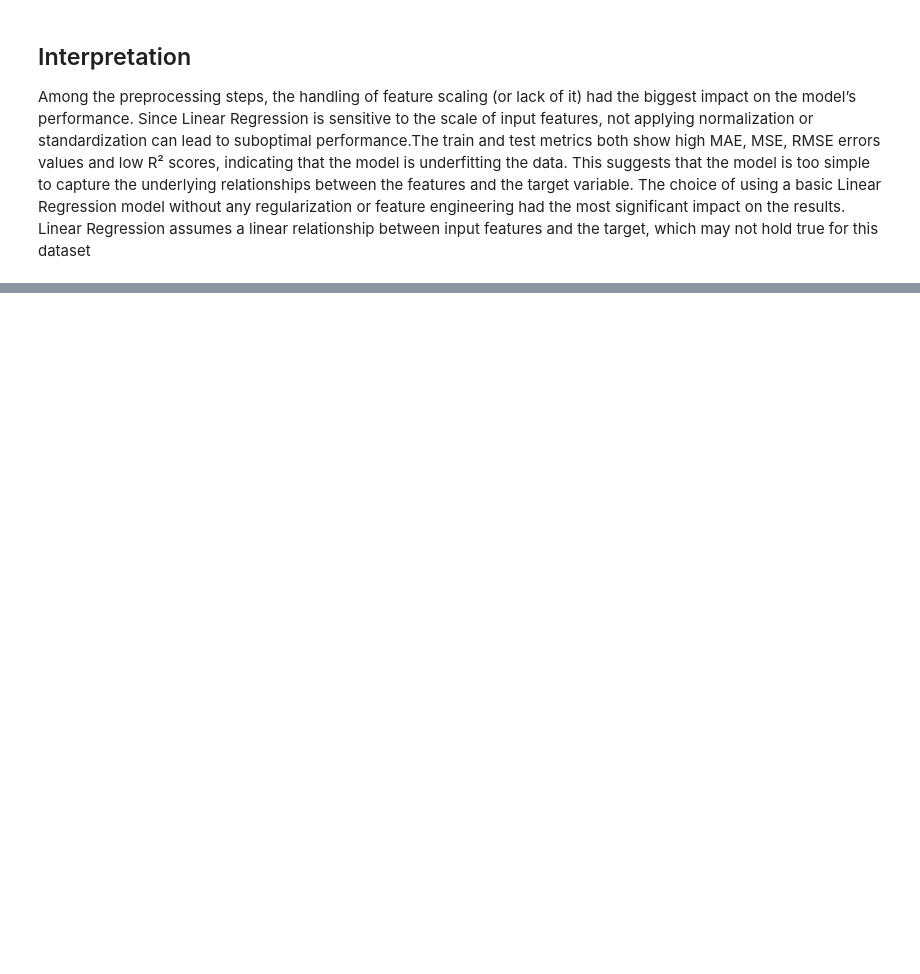
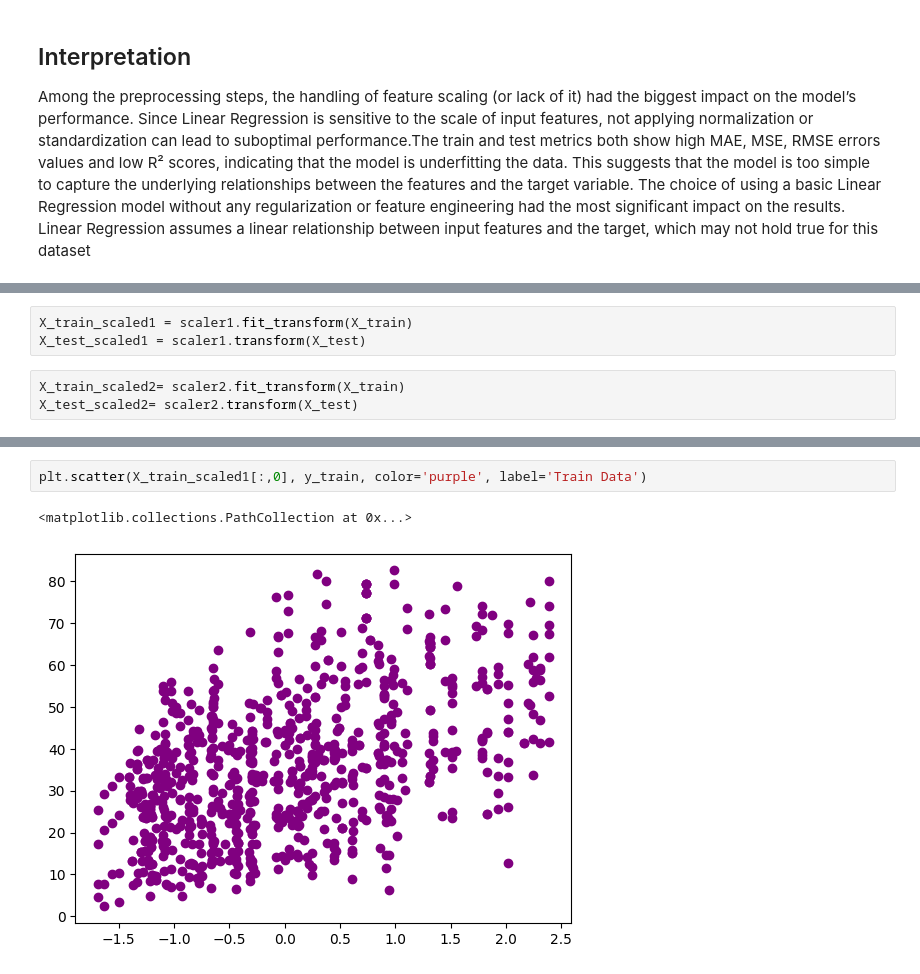
Before and after one commit to ompatil1947/Linear-Regression, a Jupyter notebook: library/training.ipynb, the cells around one changed output, grey strips where cells are left out. Drawn from its saved outputs; the diff is of its cells as text; blank space fills up the shorter version.

```diff
--- a/library/training.ipynb
+++ b/library/training.ipynb
@@ -88,0 +96,6 @@ The choice of using a basic Linear Regression model without any regularization o
+# %%
+X_train_scaled1 = scaler1.fit_transform(X_train)
+X_test_scaled1 = scaler1.transform(X_test)
+# %%
+X_train_scaled2= scaler2.fit_transform(X_train)
+X_test_scaled2= scaler2.transform(X_test)
@@ -88,0 +130,5 @@ The choice of using a basic Linear Regression model without any regularization o
+# %%
+plt.scatter(X_train_scaled1[:,0], y_train, color='purple', label='Train Data')
+# %% [output]
+<matplotlib.collections.PathCollection at 0x...>
+[figure, added]
```
Also changed, not shown: parts of 14 cells of this notebook.
